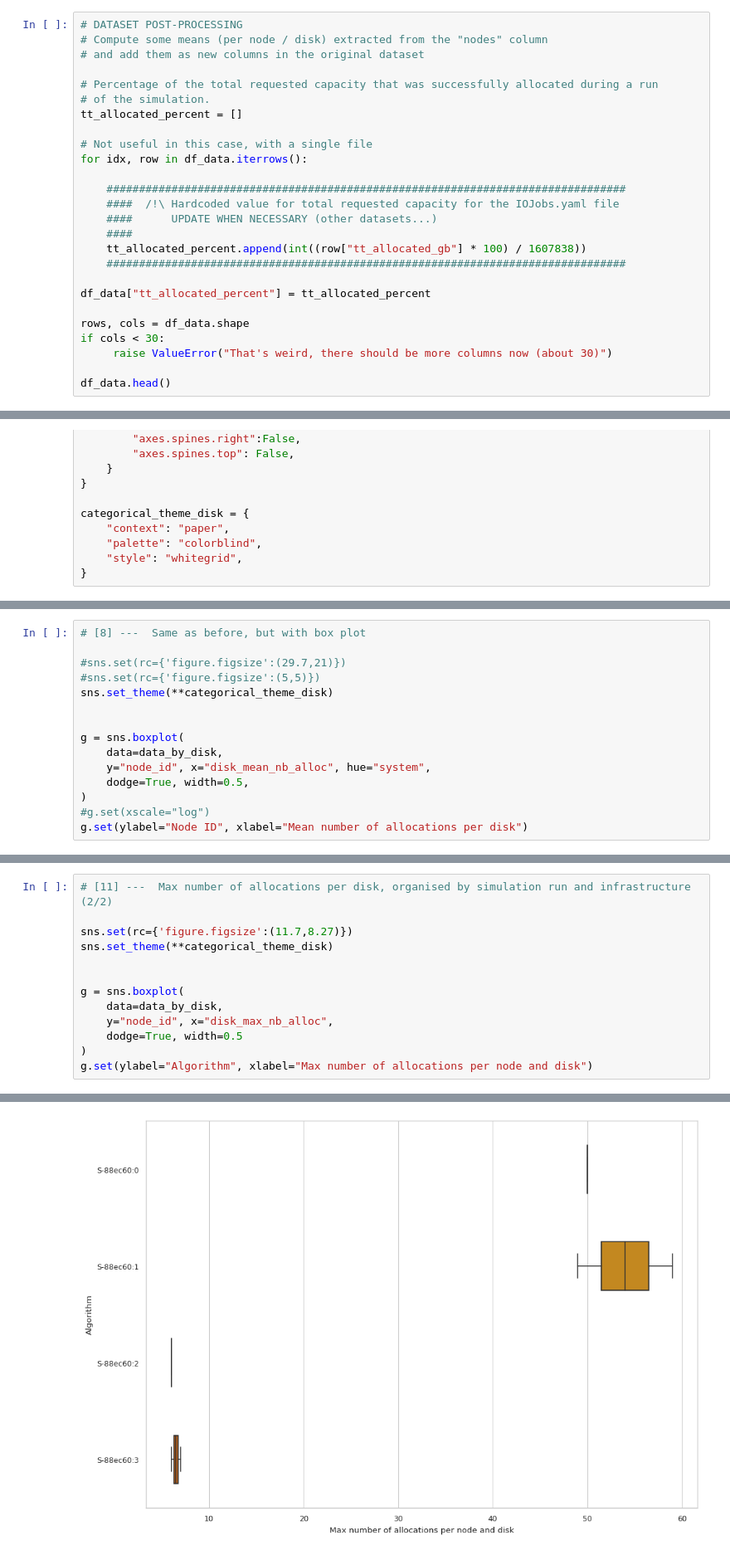
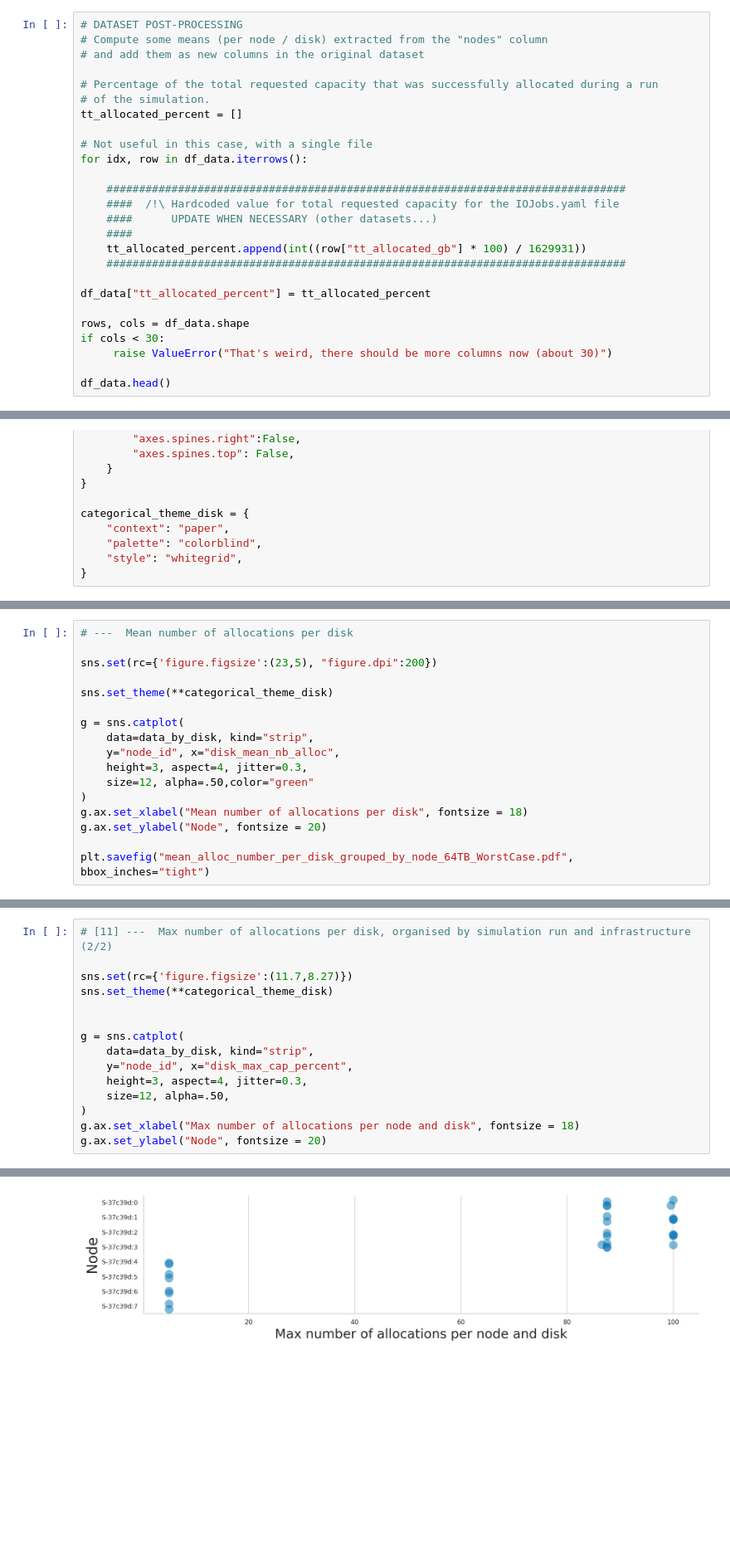
Before and after one commit to hephtaicie/storalloc, a Jupyter notebook: simulation/Seaborn_StorAllocStats_SingleFile.ipynb, the cells around one changed output, grey strips where cells are left out. Shown: that part at 83% size. Drawn from its saved outputs; the diff is of its cells as text; blank space fills up the shorter version.

```diff
--- a/simulation/Seaborn_StorAllocStats_SingleFile.ipynb
+++ b/simulation/Seaborn_StorAllocStats_SingleFile.ipynb
@@ -58,7 +58,7 @@ for idx, row in df_data.iterrows():
     ####  /!\ Hardcoded value for total requested capacity for the IOJobs.yaml file
     ####      UPDATE WHEN NECESSARY (other datasets...)
     ####
-    tt_allocated_percent.append(int((row["tt_allocated_gb"] * 100) / 1607838))
+    tt_allocated_percent.append(int((row["tt_allocated_gb"] * 100) / 1629931))
     ################################################################################
 
 df_data["tt_allocated_percent"] = tt_allocated_percent
@@ -257,16 +257,18 @@ g.set_axis_labels("Mean number of allocations per disk", "Node ID")
 # %%
-# [8] ---  Same as before, but with box plot
+# ---  Mean number of allocations per disk
 
-#sns.set(rc={'figure.figsize':(29.7,21)})
-#sns.set(rc={'figure.figsize':(5,5)})
+sns.set(rc={'figure.figsize':(23,5), "figure.dpi":200})
+
 sns.set_theme(**categorical_theme_disk)
 
+g = sns.catplot(
+    data=data_by_disk, kind="strip",
+    y="node_id", x="disk_mean_nb_alloc",
+    height=3, aspect=4, jitter=0.3,
+    size=12, alpha=.50,color="green"
+)
+g.ax.set_xlabel("Mean number of allocations per disk", fontsize = 18)
+g.ax.set_ylabel("Node", fontsize = 20)
 
-g = sns.boxplot(
-    data=data_by_disk,
-    y="node_id", x="disk_mean_nb_alloc", hue="system",
-    dodge=True, width=0.5,
-)
-#g.set(xscale="log")
-g.set(ylabel="Node ID", xlabel="Mean number of allocations per disk")
+plt.savefig("mean_alloc_number_per_disk_grouped_by_node_64TB_WorstCase.pdf", bbox_inches="tight")
 # %% [output]
@@ -298,10 +301,12 @@ sns.set(rc={'figure.figsize':(11.7,8.27)})
 sns.set_theme(**categorical_theme_disk)
 
 
-g = sns.boxplot(
-    data=data_by_disk,
-    y="node_id", x="disk_max_nb_alloc",
-    dodge=True, width=0.5
+g = sns.catplot(
+    data=data_by_disk, kind="strip",
+    y="node_id", x="disk_max_cap_percent",
+    height=3, aspect=4, jitter=0.3,
+    size=12, alpha=.50,
 )
-g.set(ylabel="Algorithm", xlabel="Max number of allocations per node and disk")
+g.ax.set_xlabel("Max number of allocations per node and disk", fontsize = 18)
+g.ax.set_ylabel("Node", fontsize = 20)
 # %% [output]
@@ -310 +314 @@ g.set(ylabel="Algorithm", xlabel="Max number of allocations per node and disk")
-[figure, old version]
+[figure, new version]
```
Also changed, not shown: parts of 10 cells of this notebook, 5 other files.
